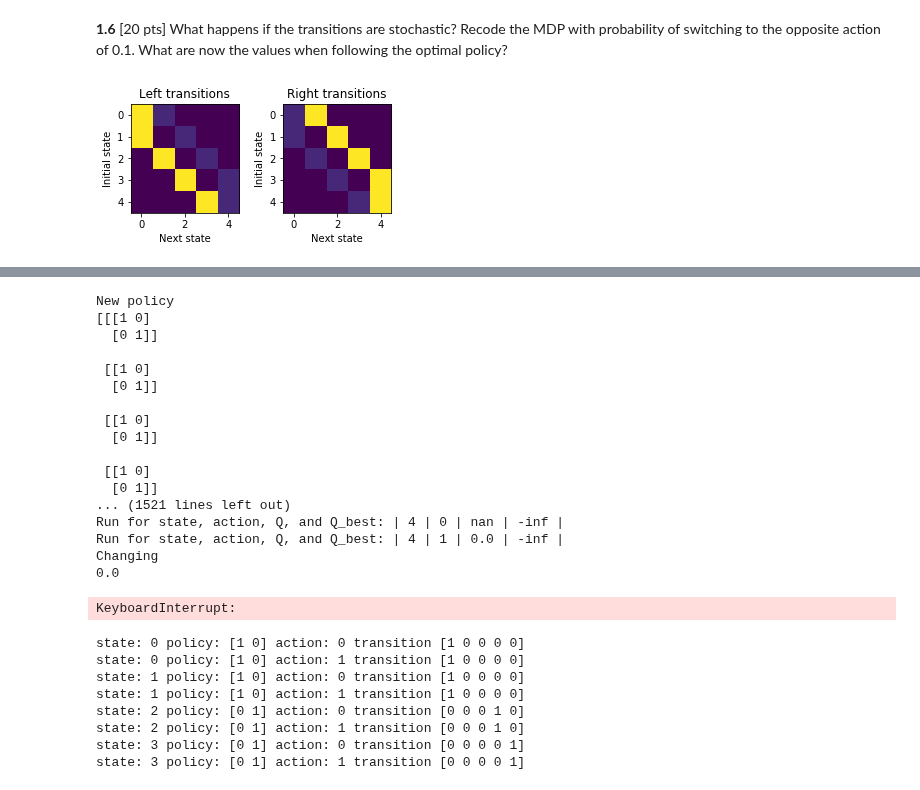
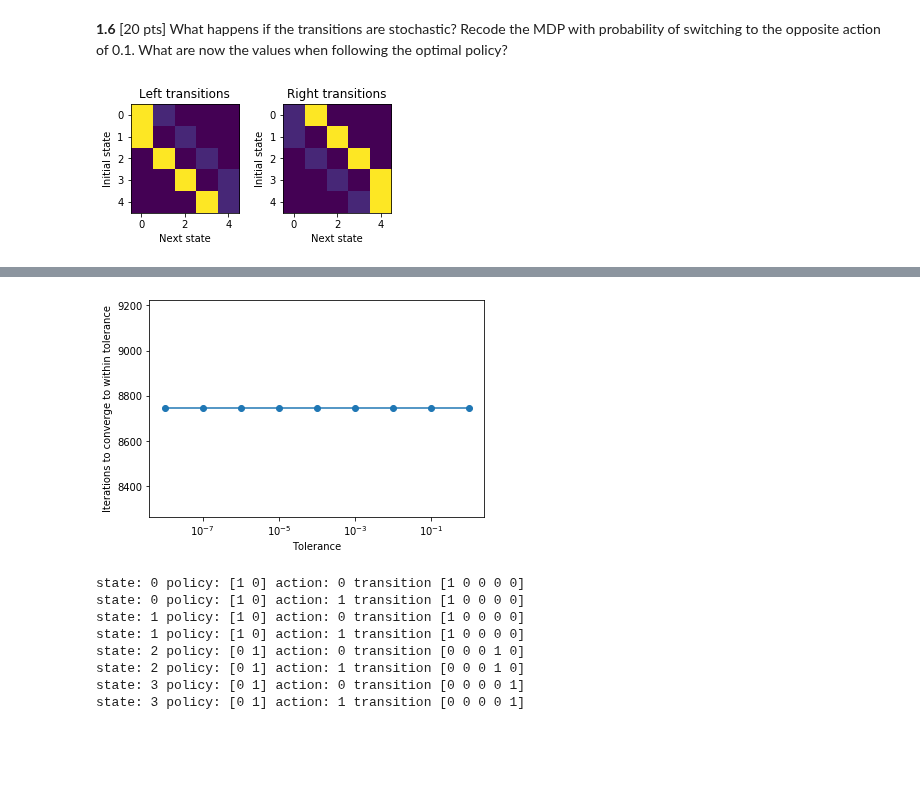
Before and after one commit to medeirosf/2020-CS109B, a Jupyter notebook: content/homeworks/hw08/notebook/cs109b_hw8_fm.ipynb, the cells around one changed output, grey strips where cells are left out. Saved outputs shown, nothing was run; the diff lists cells and outputs as text; code cells hidden in the pictures; blank space fills up the shorter version.

```diff
--- a/content/homeworks/hw08/notebook/cs109b_hw8_fm.ipynb
+++ b/content/homeworks/hw08/notebook/cs109b_hw8_fm.ipynb
@@ -136,7 +136,7 @@ def iterative_value_estimation(mdp, policy, tol=1e-5):
     # your code here
 
     while True:
-        theta = 0
+        delta = 0
         for s in range(mdp.num_states - 1):
             num_iters += 1
             v = 0
@@ -149,12 +149,12 @@ def iterative_value_estimation(mdp, policy, tol=1e-5):
                             v += action_prob * prob * (mdp.R[s, a ,s1] + mdp.discount * V[s1])
                     else:
                         # possible values for next state is from current state to 4
-                        for s1 in range (s,4 ):
+                        for s1 in range (s, 4):
                             v += action_prob * prob * (mdp.R[s, a, s1] + mdp.discount * V[s1])
-            theta = max(theta, abs((v - V[s])))
+            delta = max(theta, abs((v - V[s])))
             V[s] = v
         # Check Convergence
-        if theta < tol:
+        if delta < tol:
             break
 
     # end of your code here
@@ -187,7 +187,7 @@ def iterative_value_estimation(mdp, policy, tol=1e-5):
             #for a, action_probs in enumerate(policy[s]):
             for a in range(mdp.num_actions):
                 # For each action, look at the possible next states...
-                s1 = s1+1 if s1<=mdp.num_states-2 else s1
+                s1 = s1+1 if s1<mdp.num_states-1 else s1
                 #apply bellman expectatoin eqn
                 v_fn += action_probs[a] * (mdp.R[s, a, s1] + mdp.discount * V[s1])
             #get the biggest difference over state space
@@ -411,7 +411,7 @@ plt.show()
 # your code here
 
 # Build stocastic hallway
-def build_st_hallway_mdp():
+def build_stochastic_hallway_mdp():
     """Build an MDP representing the hallway setting described."""
     # your code here
 
@@ -425,7 +425,7 @@ def build_st_hallway_mdp():
     # end of your code here
     return MDP(T, R, 0.75)
 
-smdp = build_st_hallway_mdp()
+smdp = build_stochastic_hallway_mdp()
 
 plt.figure(figsize=(5,2))
 plt.subplot(121, title='Left transitions')
@@ -436,16 +436,7 @@ plt.imshow(smdp.T[:,1,:])
 plt.ylabel("Initial state"); plt.xlabel('Next state')
 plt.show()
 
-#policy_iters is the oprimal policy
-stvalue, stiters_by_factor = iterative_value_estimation(smdp, policy_iters)
-print(stvalue)
-
-# with optimal policy with deterministic model
-mdp = build_hallway_mdp()
-value, iters_by_factor = iterative_value_estimation(mdp, policy_iters)
-print(value)
-
-def build_left_right_policy():
+def build_stochastic_policy():
     return np.array([[[1,0],[0,1]],[[1,0],[0,1]],[[1,0],[0,1]],[[1,0],[0,1]],[[1,0],[0,1]]])
 
 def choose_action(states):
@@ -476,8 +467,7 @@ def stochastic_iterative_value_estimation(mdp, policy, tol=1e-5):
             # For each action, look at the possible next states...
             s1 = 0
             for a, action_probs in enumerate(policy[s]):
-            #for a in range(mdp.num_actions):
-                s1 = s1+1 if s1<=mdp.num_states-2 else s1
+                s1 = s1+1 if s1<mdp.num_states-1 else s1
                 #apply bellman expectatoin eqn
                 v_fn += action_probs[a] * (mdp.R[s, c_a, s1] + mdp.discount * V[s1])
             #get the biggest difference over state space
@@ -493,6 +483,21 @@ def stochastic_iterative_value_estimation(mdp, policy, tol=1e-5):
 
     # end of your code here
     return V, num_iters
+
+#policy_iters is the optimal policy
+policy = build_stochastic_policy()
+
+stoch_values, stoch_iters = stochastic_iterative_value_estimation(smdp, policy)
+print('Policy value was:')
+print(values.round(4))
+
+tols = np.logspace(0,-8,9)
+iters = [stochastic_iterative_value_estimation(smdp, policy, tol=tol)[1] for tol in tols]
+plt.plot(tols, iters, marker='o')
+plt.xscale('log')
+plt.xlabel("Tolerance")
+plt.ylabel("Iterations to converge to within tolerance")
+plt.show()
 
 def stochastic_policy_iteration(mdp, init_policy=None, tol=1e-5):
     """Policy iteration algorithm from page 80, Sutton and Barto.
@@ -534,9 +539,9 @@ def stochastic_policy_iteration(mdp, init_policy=None, tol=1e-5):
     # end of your code here
     return policies
 
-policy = build_left_right_policy()
+policy = build_stochastic_policy()
 
-policy_iters = stochastic_policy_iteration(mdp, policy)
-policy_iters
+#policy_iters = stochastic_policy_iteration(mdp, policy)
+#policy_iters
 # %% [output]
 [figure]
@@ -560,21 +550,4 @@ Initial policy
-New policy
-[[[1 0]
-  [0 1]]
-
- [[1 0]
-  [0 1]]
-
- [[1 0]
-  [0 1]]
-
- [[1 0]
-  [0 1]]
-... (1521 lines left out)
-Run for state, action, Q, and Q_best: | 4 | 0 | nan | -inf |
-Run for state, action, Q, and Q_best: | 4 | 1 | 0.0 | -inf |
-Changing
-0.0
-KeyboardInterrupt:
+[figure, added]
 # %%
 for s in range(mdp.num_states - 1):
     c_a = choose_action(s)
```
Also changed, not shown: parts of 2 cells of this notebook.
